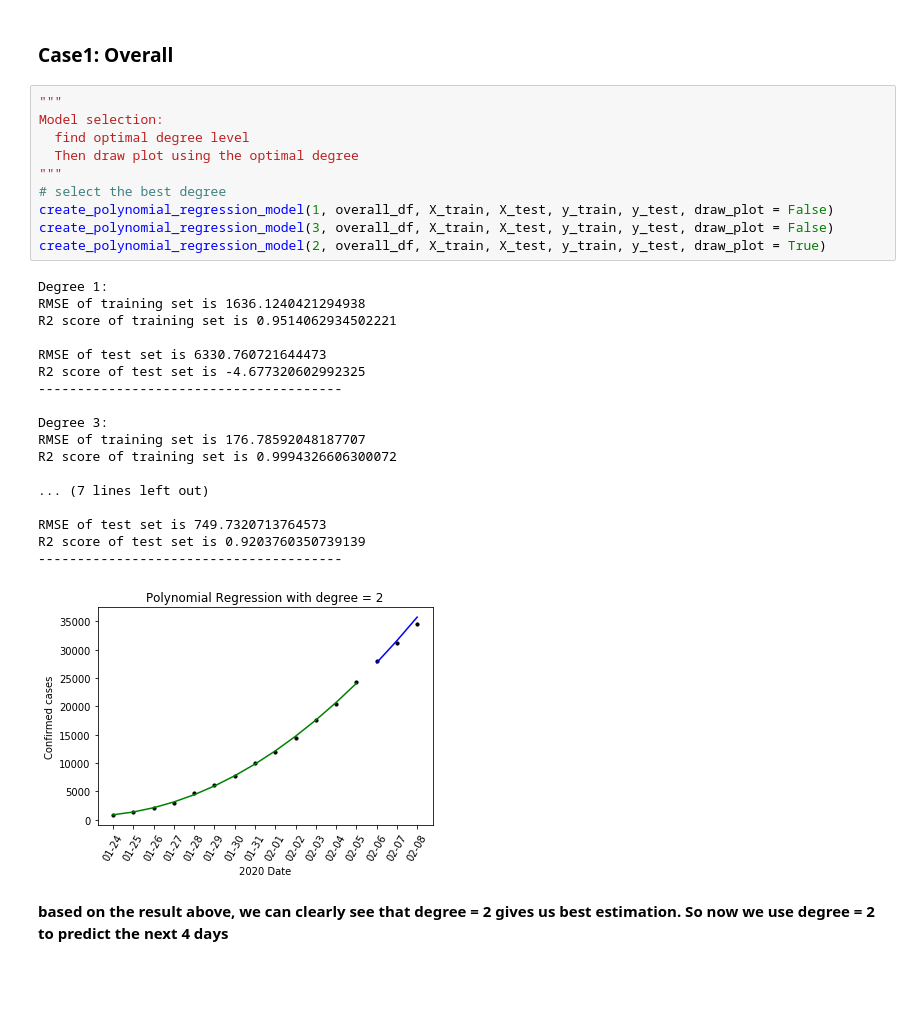
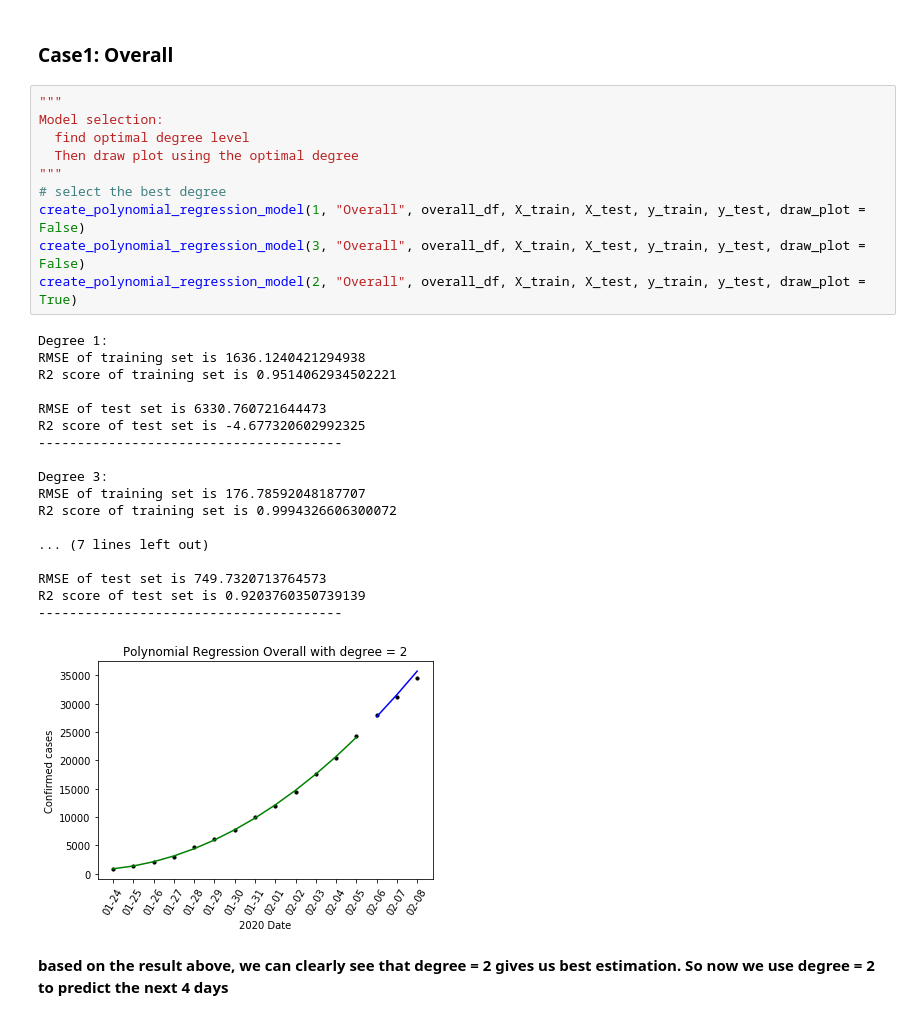
Before and after one commit to docligot/CoronaTracker-simulteModel, a Jupyter notebook: baseline-regression/Baseline_model.ipynb, the cells around one changed output. Drawn from its saved outputs; the diff is of its cells as text; blank space fills up the shorter version.

```diff
--- a/baseline-regression/Baseline_model.ipynb
+++ b/baseline-regression/Baseline_model.ipynb
@@ -88,32 +91,32 @@ Test dataset: the last 3 days
 # %%
 """
 Model selection:
   find optimal degree level
   Then draw plot using the optimal degree
 """
 # select the best degree
-create_polynomial_regression_model(1, overall_df, X_train, X_test, y_train, y_test, draw_plot = False)
-create_polynomial_regression_model(3, overall_df, X_train, X_test, y_train, y_test, draw_plot = False)
-create_polynomial_regression_model(2, overall_df, X_train, X_test, y_train, y_test, draw_plot = True)
+create_polynomial_regression_model(1, "Overall", overall_df, X_train, X_test, y_train, y_test, draw_plot = False)
+create_polynomial_regression_model(3, "Overall", overall_df, X_train, X_test, y_train, y_test, draw_plot = False)
+create_polynomial_regression_model(2, "Overall", overall_df, X_train, X_test, y_train, y_test, draw_plot = True)
 # %% [output]
 Degree 1:
 RMSE of training set is 1636.1240421294938
 R2 score of training set is 0.9514062934502221
 
 RMSE of test set is 6330.760721644473
 R2 score of test set is -4.677320602992325
 ---------------------------------------
 
 Degree 3:
 RMSE of training set is 176.78592048187707
 R2 score of training set is 0.9994326606300072
 
 ... (7 lines left out)
 
 RMSE of test set is 749.7320713764573
 R2 score of test set is 0.9203760350739139
 ---------------------------------------
-[figure, old version]
+[figure, new version]
 # %% [markdown]
 **based on the result above, we can clearly see that degree = 2 gives us best estimation. So now we use degree = 2 to predict the next 4 days**
 # %%
```
Also changed, not shown: parts of 6 cells of this notebook, 4 other files.
